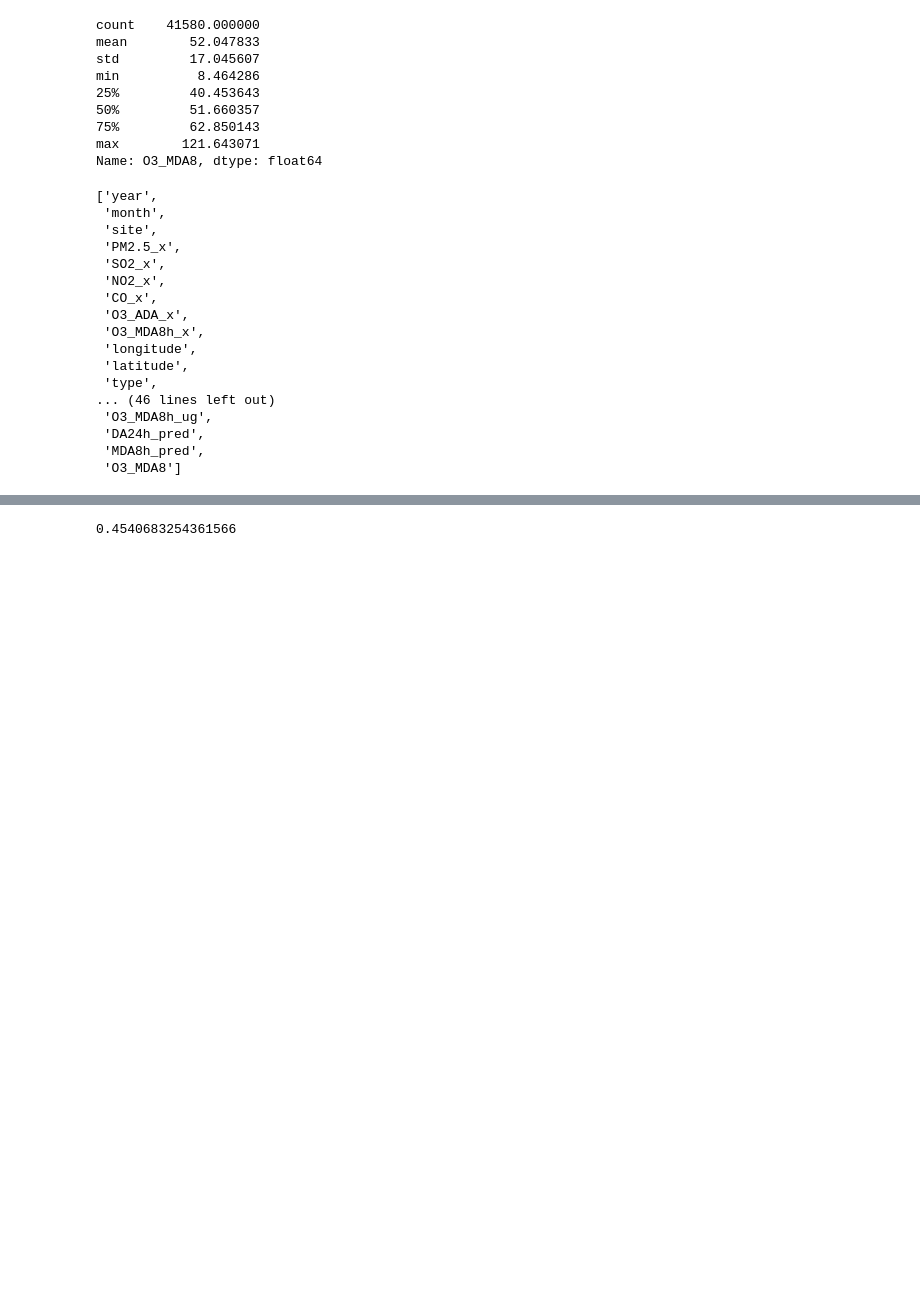
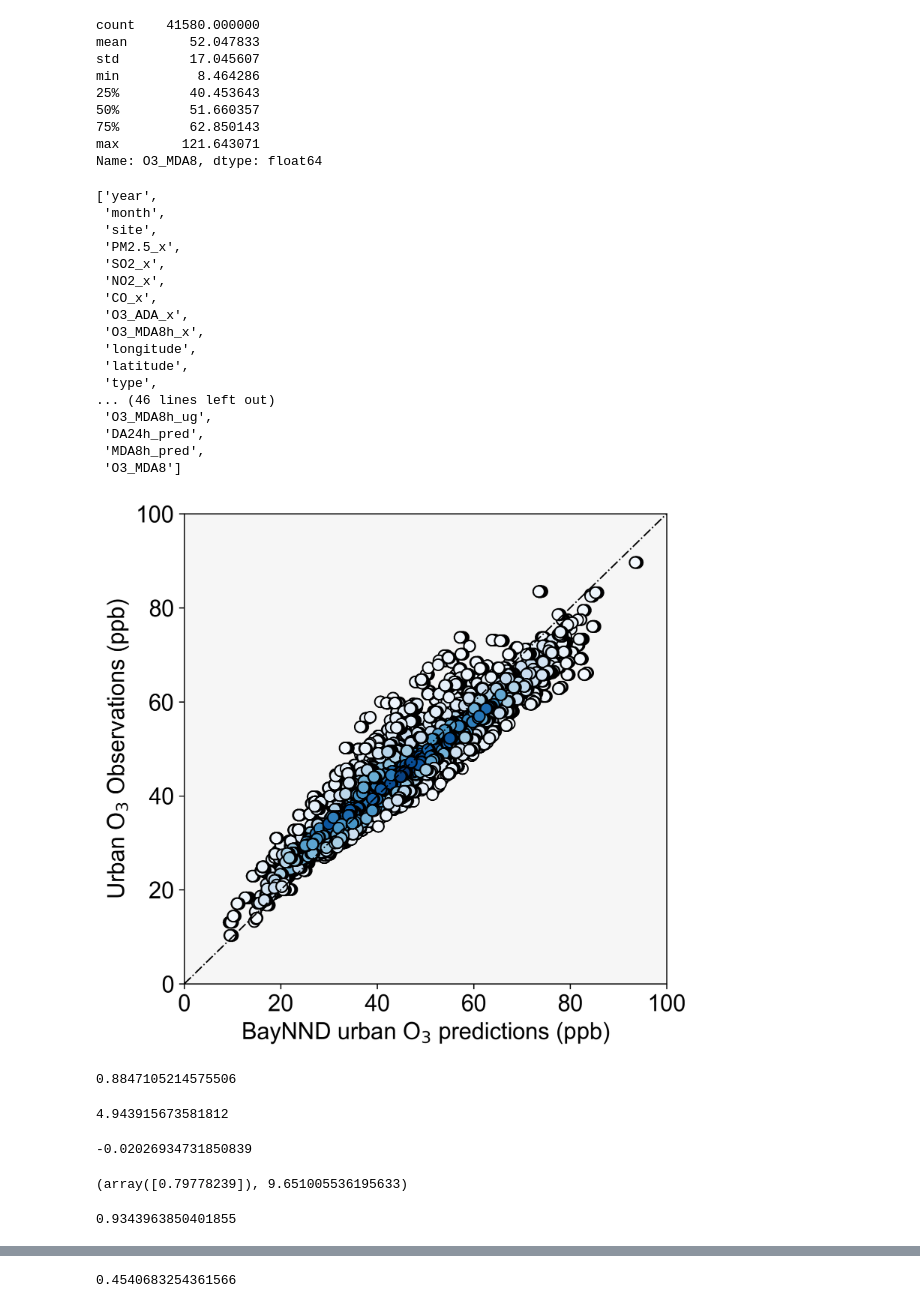
Before and after one commit to csuen27/ozone-mortality, a Jupyter notebook: Extended Analyses/china_urban-rural_validation.ipynb, the cells around one changed output, grey strips where cells are left out. Cells and saved outputs as stored; diff of their text form; code cells hidden in the pictures; blank space fills up the shorter version.

```diff
--- a/Extended Analyses/china_urban-rural_validation.ipynb
+++ b/Extended Analyses/china_urban-rural_validation.ipynb
@@ -239,3 +239,57 @@ list(data_urban)
  'O3_MDA8']
 # %%
 #### Urban recalibration
+# %%
+x_urban = data_urban['O3_MDA8_urban_pred6']
+y_urban = data_urban['O3_MDA8_urban_pred4']
+
+xy_urban = np.vstack([x_urban,y_urban])
+z_urban = gaussian_kde(xy_urban)(xy_urban)
+# %%
+rcParams['font.family'] = 'sans-serif'
+rcParams['font.sans-serif'] = ['Arial']
+
+fig, ax = plt.subplots(figsize = [6,6], dpi = 300)
+ax.plot([0,1],[0,1], transform=ax.transAxes, color='black', lw=1, linestyle='-.')
+cax = ax.scatter(x_urban, y_urban, c=z_urban, s=60, marker='o', edgecolor='Black', cmap='Blues')
+
+plt.xticks(fontsize = 16)
+plt.yticks(fontsize = 16)
+plt.xlim((0,100))
+plt.ylim((0,100))
+
+plt.xlabel("BayNND urban O${_3}$ predictions (ppb)", fontsize = 16)
+plt.ylabel("Urban O${_3}$ Observations (ppb)", fontsize = 16)
+
+ax1=plt.gca()
+ax1.patch.set_facecolor("gainsboro")
+ax1.patch.set_alpha(0.25)
+
+#plt.savefig("china-rural-validation.pdf", format="pdf", bbox_inches="tight")
+# %% [output]
+[figure, added]
+# %%
+R2(data_urban['O3_MDA8_urban_pred6'],data_urban['O3_MDA8_urban_pred4'])
+# %% [output]
+0.8847105214575506
+# %%
+np.sqrt(MSE(data_urban['O3_MDA8_urban_pred6'],data_urban['O3_MDA8_urban_pred4']))
+# %% [output]
+4.943915673581812
+# %%
+data_urban['NMB'] = (data_urban['O3_MDA8_urban_pred6']-data_urban['O3_MDA8_urban_pred4'])/data_urban['O3_MDA8_urban_pred4']
+data_urban['NMB'].mean()
+# %% [output]
+-0.02026934731850839
+# %%
+LRM = LinearR()
+X = data_urban[['O3_MDA8_urban_pred6']]
+y = data_urban['O3_MDA8_urban_pred4']
+LRM.fit(X,y).coef_,LRM.fit(X,y).intercept_
+# %% [output]
+(array([0.79778239]), 9.651005536195633)
+# %%
+pred = LRM.predict(X)
+R2(pred, data_urban[['O3_MDA8_urban_pred6']])
+# %% [output]
+0.9343963850401855
```
Also changed, not shown: parts of 38 cells of this notebook, 3 other files.
